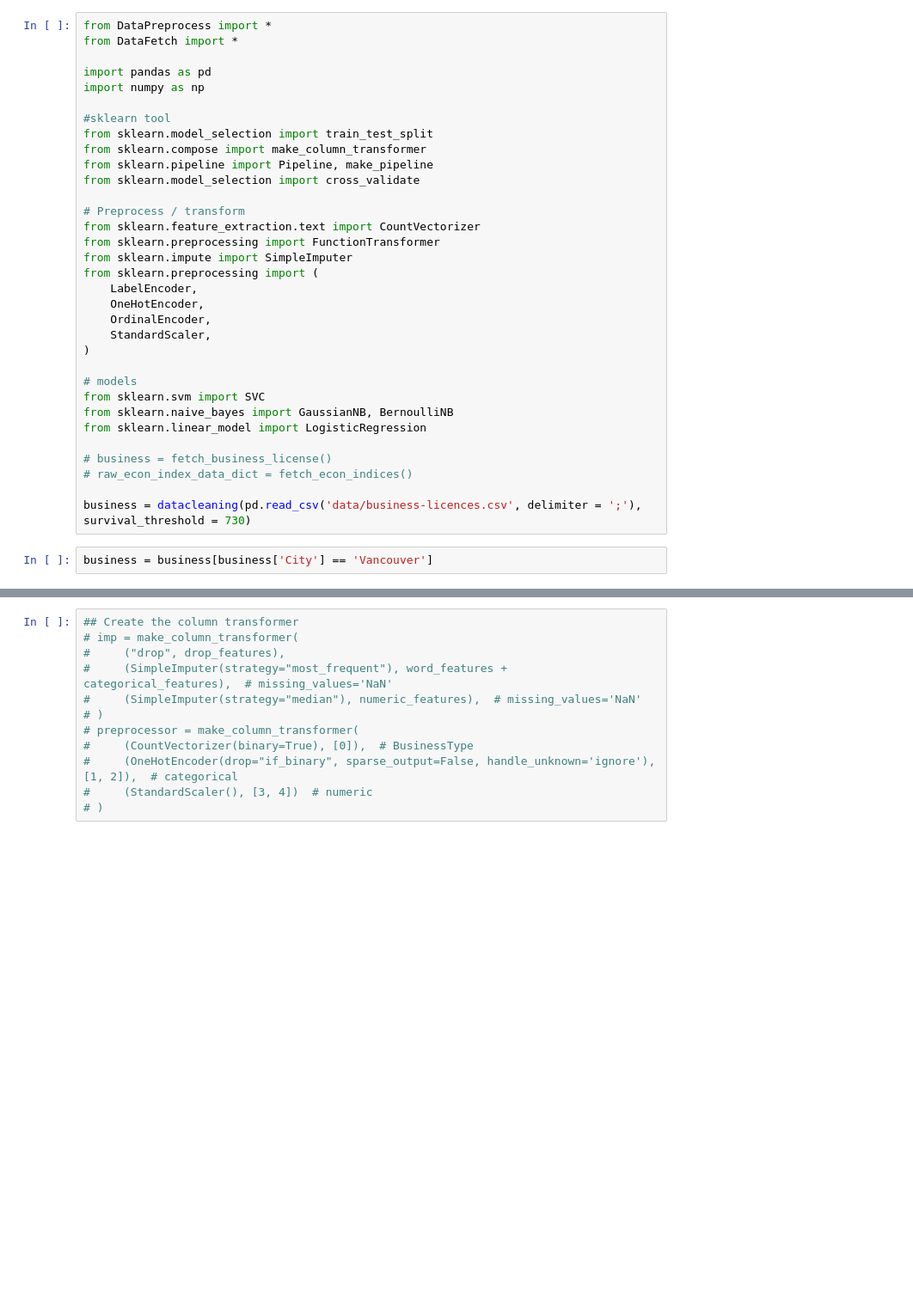
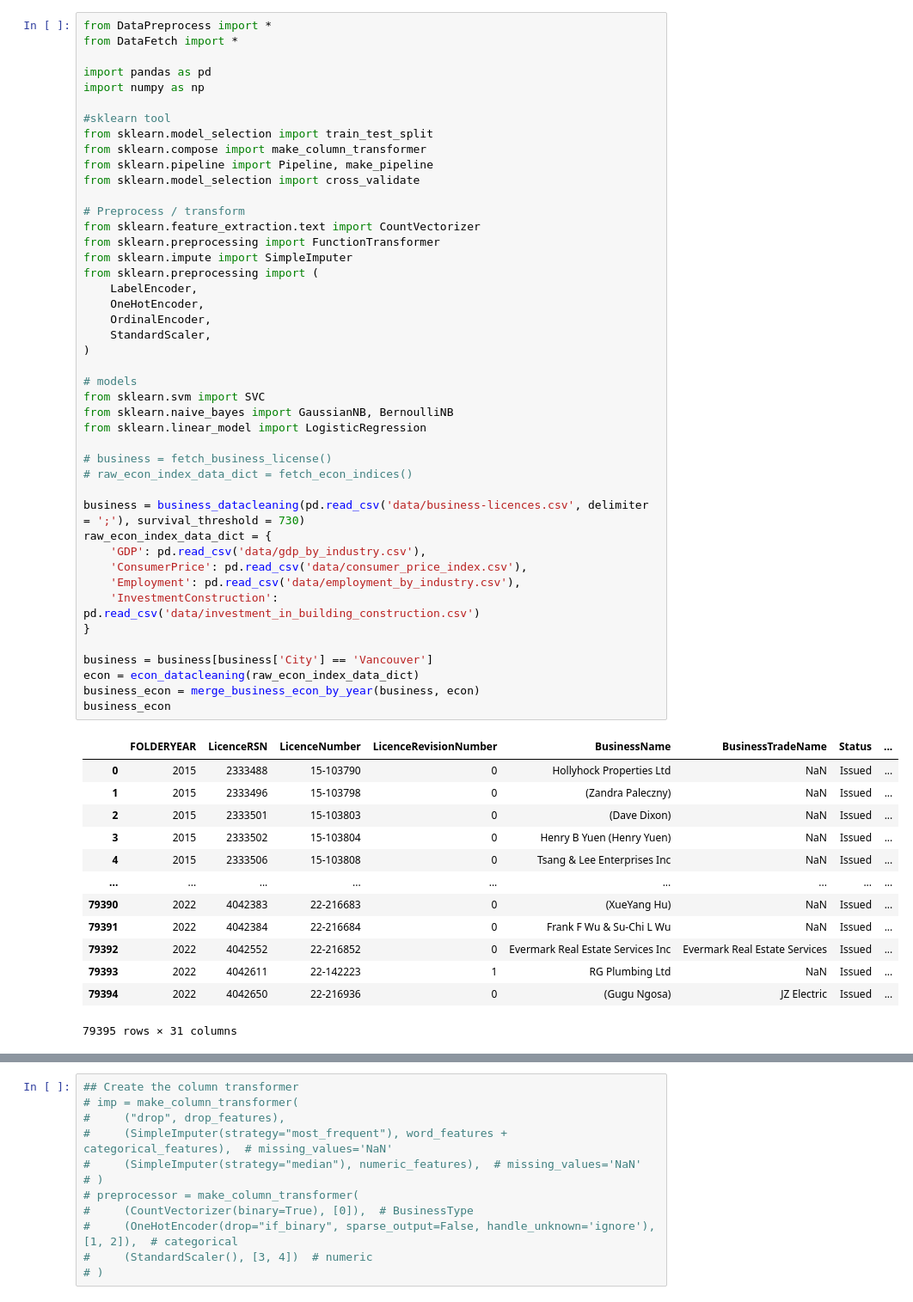
Before and after one commit to UBC-MDS/New_Businesses_Survival_Prediction, a Jupyter notebook: milestone1_draft_models.ipynb, the cells around one changed output, grey strips where cells are left out. Shown at 86% size. Drawn from its saved outputs; the diff is of its cells as text; blank space fills up the shorter version.

```diff
--- a/milestone1_draft_models.ipynb
+++ b/milestone1_draft_models.ipynb
@@ -3,33 +3,56 @@ from DataPreprocess import *
 from DataFetch import *
 
 import pandas as pd
 import numpy as np
 
 #sklearn tool
 from sklearn.model_selection import train_test_split
 from sklearn.compose import make_column_transformer
 from sklearn.pipeline import Pipeline, make_pipeline
 from sklearn.model_selection import cross_validate
 
 # Preprocess / transform
 from sklearn.feature_extraction.text import CountVectorizer
 from sklearn.preprocessing import FunctionTransformer
 from sklearn.impute import SimpleImputer
 from sklearn.preprocessing import (
     LabelEncoder,
     OneHotEncoder,
     OrdinalEncoder,
     StandardScaler,
 )
 
 # models
 from sklearn.svm import SVC
 from sklearn.naive_bayes import GaussianNB, BernoulliNB
 from sklearn.linear_model import LogisticRegression
 
 # business = fetch_business_license()
 # raw_econ_index_data_dict = fetch_econ_indices()
 
-business = datacleaning(pd.read_csv('data/business-licences.csv', delimiter = ';'), survival_threshold = 730)
+business = business_datacleaning(pd.read_csv('data/business-licences.csv', delimiter = ';'), survival_threshold = 730)
+raw_econ_index_data_dict = {
+    'GDP': pd.read_csv('data/gdp_by_industry.csv'),
+    'ConsumerPrice': pd.read_csv('data/consumer_price_index.csv'),
+    'Employment': pd.read_csv('data/employment_by_industry.csv'),
+    'InvestmentConstruction': pd.read_csv('data/investment_in_building_construction.csv')
+}
+
+business = business[business['City'] == 'Vancouver']
+econ = econ_datacleaning(raw_econ_index_data_dict)
+business_econ = merge_business_econ_by_year(business, econ)
+business_econ
+# %% [output]
+|  | FOLDERYEAR | LicenceRSN | LicenceNumber | LicenceRevisionNumber | BusinessName | BusinessTradeName | Status | ... |
+| 0 | 2015 | 2333488 | 15-103790 | 0 | Hollyhock Properties Ltd | NaN | Issued | ... |
+| 1 | 2015 | 2333496 | 15-103798 | 0 | (Zandra Paleczny) | NaN | Issued | ... |
+| 2 | 2015 | 2333501 | 15-103803 | 0 | (Dave Dixon) | NaN | Issued | ... |
+| 3 | 2015 | 2333502 | 15-103804 | 0 | Henry B Yuen (Henry Yuen) | NaN | Issued | ... |
+| 4 | 2015 | 2333506 | 15-103808 | 0 | Tsang & Lee Enterprises Inc | NaN | Issued | ... |
+| ... | ... | ... | ... | ... | ... | ... | ... | ... |
+| 79390 | 2022 | 4042383 | 22-216683 | 0 | (XueYang Hu) | NaN | Issued | ... |
+| 79391 | 2022 | 4042384 | 22-216684 | 0 | Frank F Wu & Su-Chi L Wu | NaN | Issued | ... |
+| 79392 | 2022 | 4042552 | 22-216852 | 0 | Evermark Real Estate Services Inc | Evermark Real Estate Services | Issued | ... |
+| 79393 | 2022 | 4042611 | 22-142223 | 1 | RG Plumbing Ltd | NaN | Issued | ... |
+| 79394 | 2022 | 4042650 | 22-216936 | 0 | (Gugu Ngosa) | JZ Electric | Issued | ... |
+79395 rows × 31 columns
-# %%
-business = business[business['City'] == 'Vancouver']
```
Also changed, not shown: parts of 7 cells of this notebook, 4 other files.
